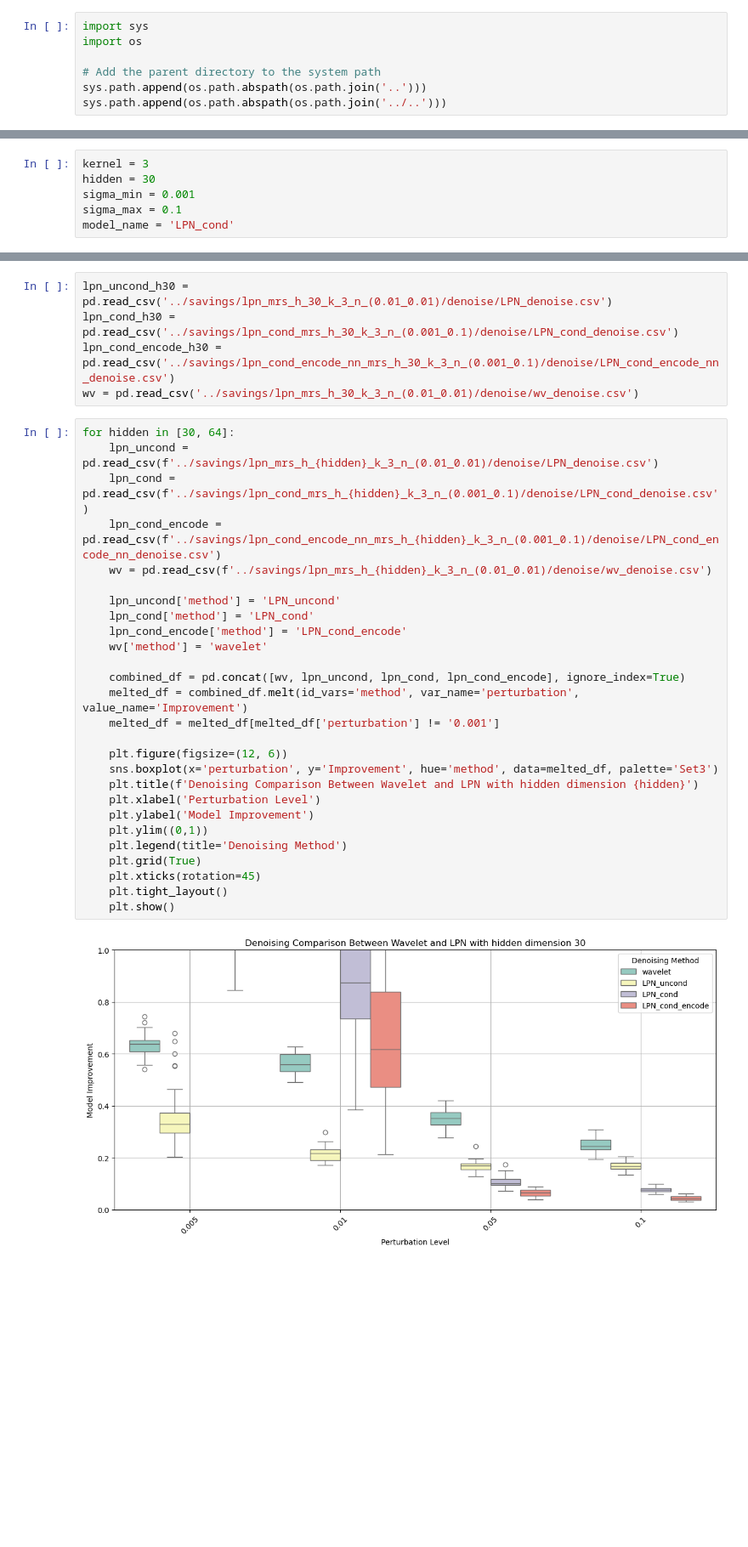
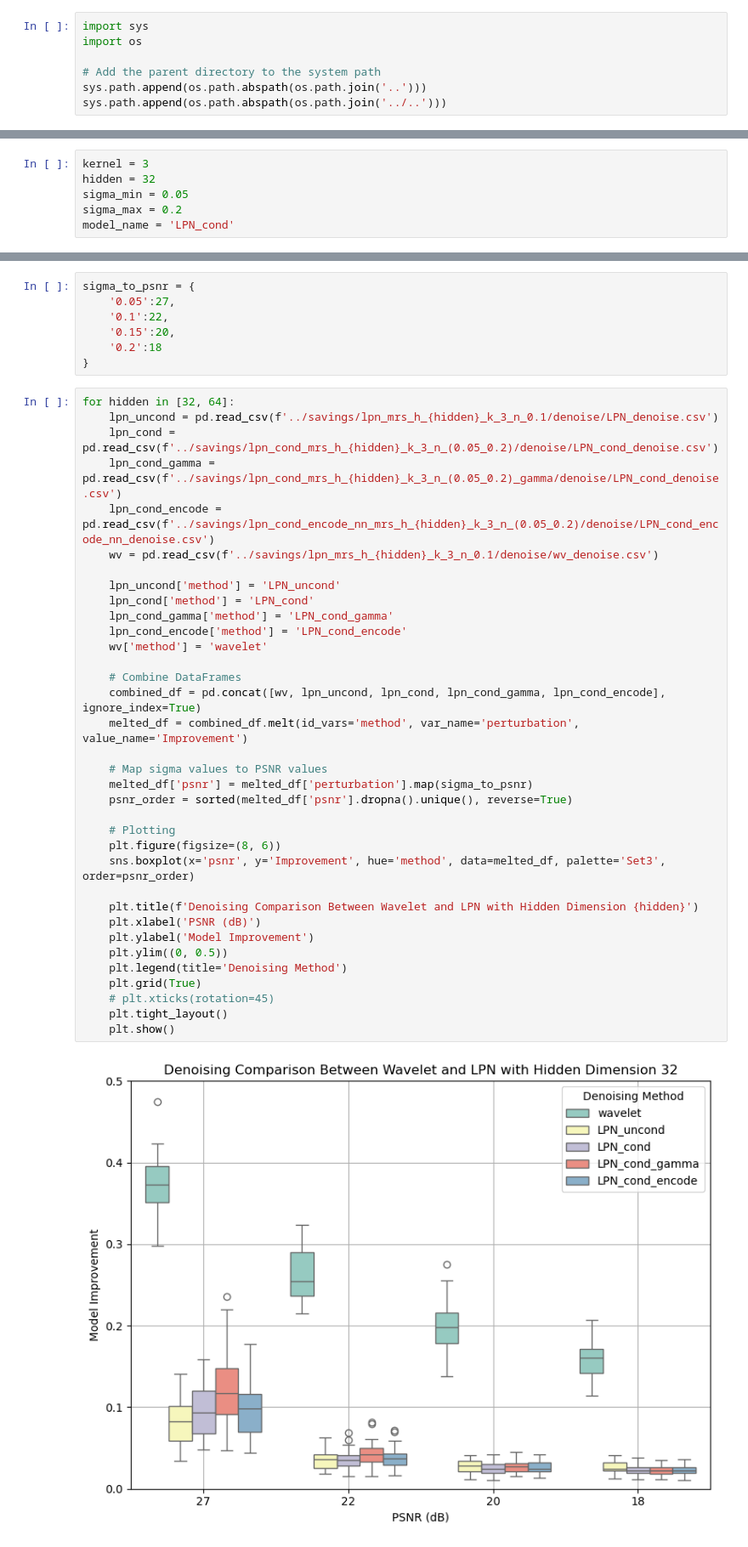
Before and after one commit to break-the-wa11/lpn_mrs, a Jupyter notebook: temp_code/test_denoise.ipynb, the cells around one changed output, grey strips where cells are left out. Shown at 85% size. Cells and saved outputs as stored; diff of their text form; blank space fills up the shorter version.

Commit message:
Update code to add training sigma with consideration to psnr

```diff
--- a/temp_code/test_denoise.ipynb
+++ b/temp_code/test_denoise.ipynb
@@ -14,8 +13,8 @@ import pandas as pd
 import seaborn as sns
 # %%
 kernel = 3
-hidden = 30
-sigma_min = 0.001
-sigma_max = 0.1
+hidden = 32
+sigma_min = 0.05
+sigma_max = 0.2
 model_name = 'LPN_cond'
 # %%
@@ -86,34 +85,44 @@ plt.show()
-# %%
-lpn_uncond_h30 = pd.read_csv('../savings/lpn_mrs_h_30_k_3_n_(0.01_0.01)/denoise/LPN_denoise.csv')
-lpn_cond_h30 = pd.read_csv('../savings/lpn_cond_mrs_h_30_k_3_n_(0.001_0.1)/denoise/LPN_cond_denoise.csv')
-lpn_cond_encode_h30 = pd.read_csv('../savings/lpn_cond_encode_nn_mrs_h_30_k_3_n_(0.001_0.1)/denoise/LPN_cond_encode_nn_denoise.csv')
-wv = pd.read_csv('../savings/lpn_mrs_h_30_k_3_n_(0.01_0.01)/denoise/wv_denoise.csv')
+# %%
+sigma_to_psnr = {
+    '0.05':27,
+    '0.1':22,
+    '0.15':20,
+    '0.2':18
+}
 # %%
-for hidden in [30, 64]:
-    lpn_uncond = pd.read_csv(f'../savings/lpn_mrs_h_{hidden}_k_3_n_(0.01_0.01)/denoise/LPN_denoise.csv')
-    lpn_cond = pd.read_csv(f'../savings/lpn_cond_mrs_h_{hidden}_k_3_n_(0.001_0.1)/denoise/LPN_cond_denoise.csv')
-    lpn_cond_encode = pd.read_csv(f'../savings/lpn_cond_encode_nn_mrs_h_{hidden}_k_3_n_(0.001_0.1)/denoise/LPN_cond_encode_nn_denoise.csv')
-    wv = pd.read_csv(f'../savings/lpn_mrs_h_{hidden}_k_3_n_(0.01_0.01)/denoise/wv_denoise.csv')
+for hidden in [32, 64]:
+    lpn_uncond = pd.read_csv(f'../savings/lpn_mrs_h_{hidden}_k_3_n_0.1/denoise/LPN_denoise.csv')
+    lpn_cond = pd.read_csv(f'../savings/lpn_cond_mrs_h_{hidden}_k_3_n_(0.05_0.2)/denoise/LPN_cond_denoise.csv')
+    lpn_cond_gamma = pd.read_csv(f'../savings/lpn_cond_mrs_h_{hidden}_k_3_n_(0.05_0.2)_gamma/denoise/LPN_cond_denoise.csv')
+    lpn_cond_encode = pd.read_csv(f'../savings/lpn_cond_encode_nn_mrs_h_{hidden}_k_3_n_(0.05_0.2)/denoise/LPN_cond_encode_nn_denoise.csv')
+    wv = pd.read_csv(f'../savings/lpn_mrs_h_{hidden}_k_3_n_0.1/denoise/wv_denoise.csv')
 
     lpn_uncond['method'] = 'LPN_uncond'
     lpn_cond['method'] = 'LPN_cond'
+    lpn_cond_gamma['method'] = 'LPN_cond_gamma'
     lpn_cond_encode['method'] = 'LPN_cond_encode'
     wv['method'] = 'wavelet'
 
-    combined_df = pd.concat([wv, lpn_uncond, lpn_cond, lpn_cond_encode], ignore_index=True)
+    # Combine DataFrames
+    combined_df = pd.concat([wv, lpn_uncond, lpn_cond, lpn_cond_gamma, lpn_cond_encode], ignore_index=True)
     melted_df = combined_df.melt(id_vars='method', var_name='perturbation', value_name='Improvement')
-    melted_df = melted_df[melted_df['perturbation'] != '0.001']
 
-    plt.figure(figsize=(12, 6))
-    sns.boxplot(x='perturbation', y='Improvement', hue='method', data=melted_df, palette='Set3')
-    plt.title(f'Denoising Comparison Between Wavelet and LPN with hidden dimension {hidden}')
-    plt.xlabel('Perturbation Level')
+    # Map sigma values to PSNR values
+    melted_df['psnr'] = melted_df['perturbation'].map(sigma_to_psnr)
+    psnr_order = sorted(melted_df['psnr'].dropna().unique(), reverse=True)
+
+    # Plotting
+    plt.figure(figsize=(8, 6))
+    sns.boxplot(x='psnr', y='Improvement', hue='method', data=melted_df, palette='Set3', order=psnr_order)
+
+    plt.title(f'Denoising Comparison Between Wavelet and LPN with Hidden Dimension {hidden}')
+    plt.xlabel('PSNR (dB)')
     plt.ylabel('Model Improvement')
-    plt.ylim((0,1))
+    plt.ylim((0, 0.5))
     plt.legend(title='Denoising Method')
     plt.grid(True)
-    plt.xticks(rotation=45)
+    # plt.xticks(rotation=45)
     plt.tight_layout()
     plt.show()
 # %% [output]
-[figure, old version]
+[figure, new version]
```
Also changed, not shown: parts of 5 cells of this notebook, 18 other files.
